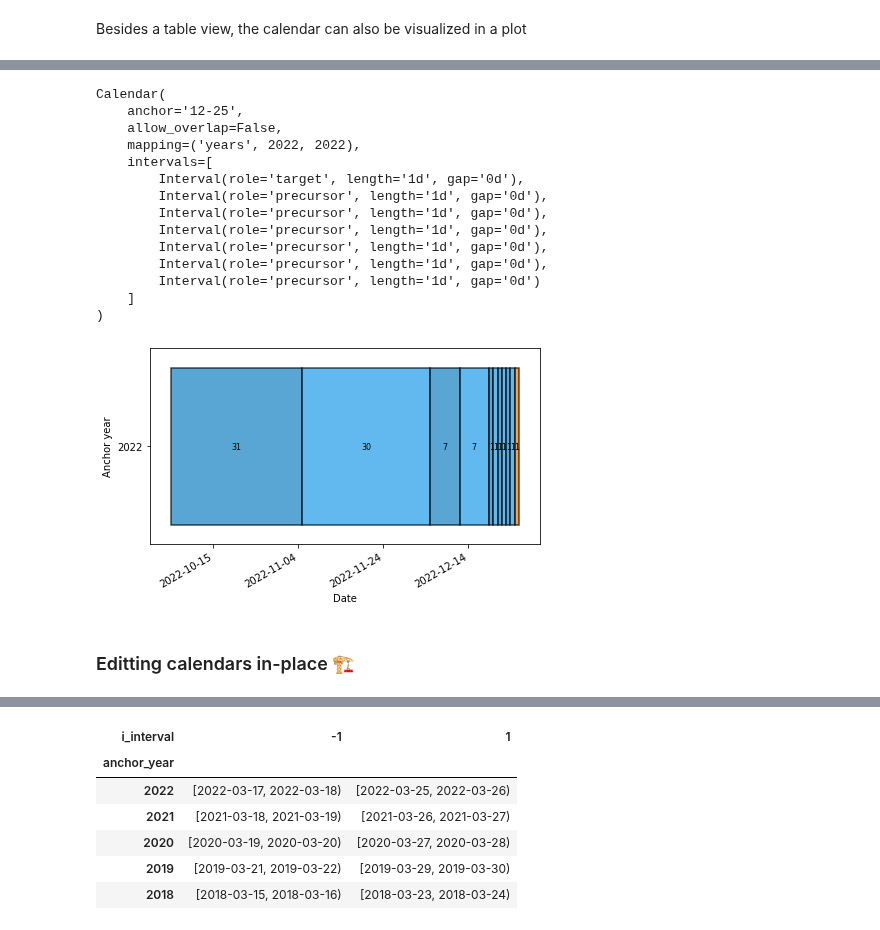
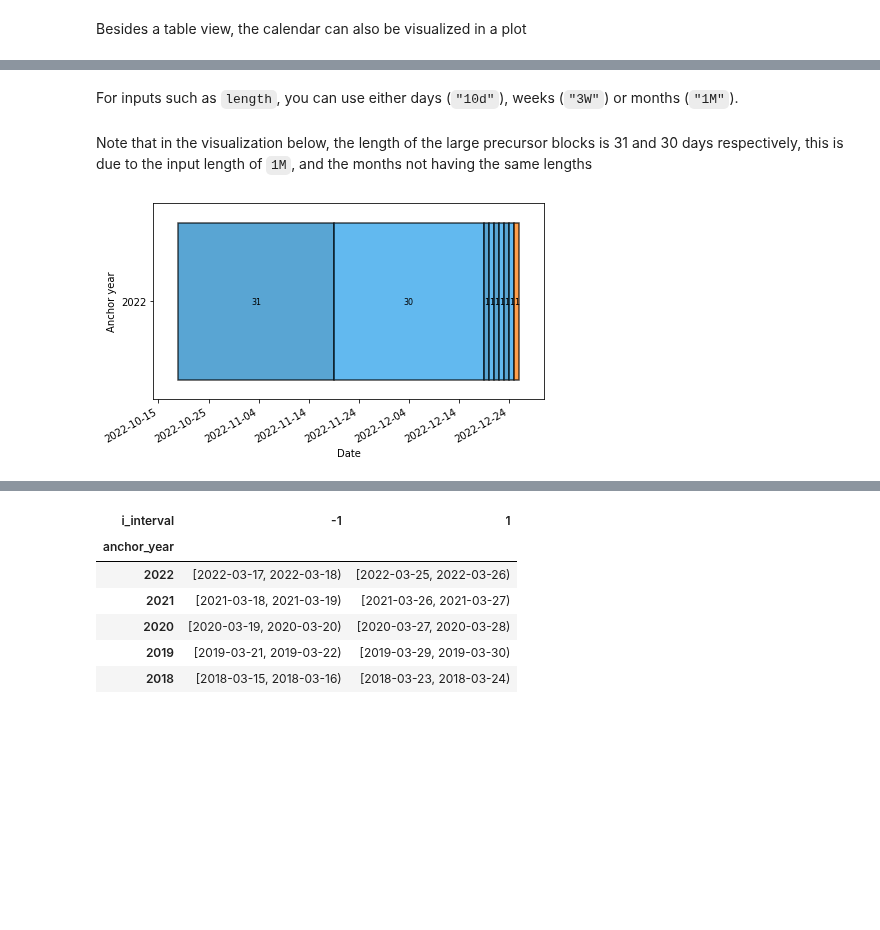
Before and after one commit to AI4S2S/s2spy, a Jupyter notebook: notebooks/all_about_the_calendar.ipynb, the cells around one changed output, grey strips where cells are left out. Drawn from its saved outputs; the diff is of its cells as text; code cells hidden in the pictures; blank space fills up the shorter version.

```diff
--- a/notebooks/all_about_the_calendar.ipynb
+++ b/notebooks/all_about_the_calendar.ipynb
@@ -101,43 +85,12 @@ Calendar(
-# %%
-from s2spy.time import Calendar, Interval
-cal = Calendar(
-    anchor='12-25',
-    allow_overlap=False,
-    mapping=('years', 2022, 2022),
-    intervals=[
-        Interval(role='target', length='1d', gap='0d'),
-        Interval(role='precursor', length='1d', gap='0d'),
-        Interval(role='precursor', length='1d', gap='0d'),
-        Interval(role='precursor', length='1d', gap='0d'),
-        Interval(role='precursor', length='1d', gap='0d'),
-        Interval(role='precursor', length='1d', gap='0d'),
-        Interval(role='precursor', length='1d', gap='0d')
-    ]
-)
-print(cal.__str__())
-# %% [output]
-Calendar(
-    anchor='12-25',
-    allow_overlap=False,
-    mapping=('years', 2022, 2022),
-    intervals=[
-        Interval(role='target', length='1d', gap='0d'),
-        Interval(role='precursor', length='1d', gap='0d'),
-        Interval(role='precursor', length='1d', gap='0d'),
-        Interval(role='precursor', length='1d', gap='0d'),
-        Interval(role='precursor', length='1d', gap='0d'),
-        Interval(role='precursor', length='1d', gap='0d'),
-        Interval(role='precursor', length='1d', gap='0d')
-    ]
-)
+# %% [markdown]
+For inputs such as `length`, you can use either days (`"10d"`), weeks (`"3W"`) or months (`"1M"`).
 # %%
 for _ in  range(2):
     cal.add_interval("precursor", length="1M")
+# %% [markdown]
+Note that in the visualization below, the length of the large precursor blocks is 31 and 30 days respectively, this is due to the input length of `1M`, and the months not having the same lengths
 # %%
-cal.visualize(add_legend=False, show_length=True)
+cal.visualize(n_years=1, add_legend=False, show_length=True)
 fig = plt.gcf(); fig.autofmt_xdate()
-plt.show()
 # %% [output]
-[figure, old version]
+[figure, new version]
-# %% [markdown]
-### Editting calendars in-place 🏗️
```
Also changed, not shown: parts of 33 cells of this notebook.
